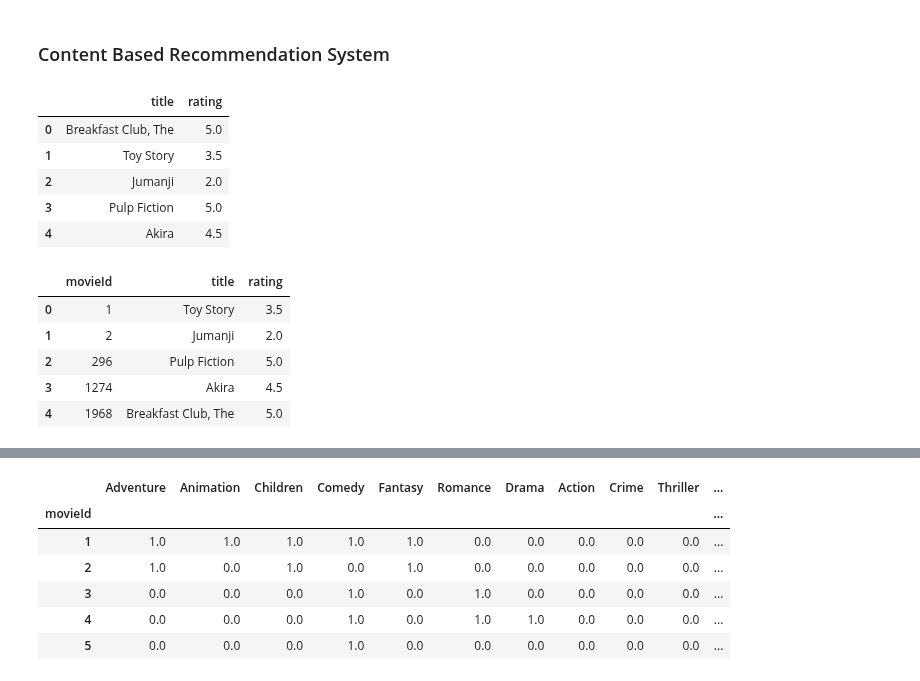
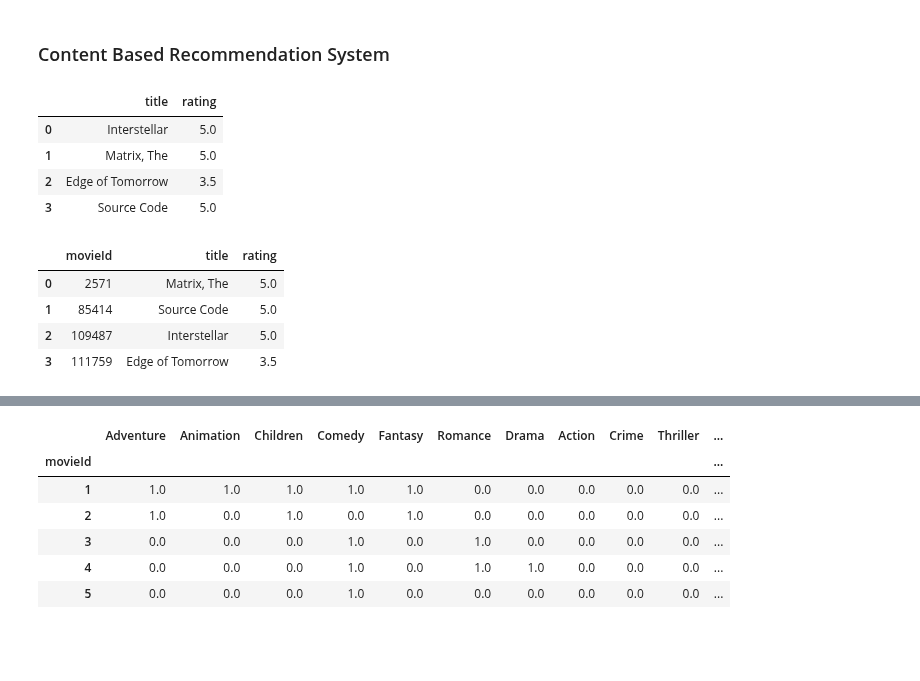
Before and after one commit to iamaryav/ai-notebooks, a Jupyter notebook: conten_based_filtering.ipynb, the cells around one changed output, grey strips where cells are left out. Saved outputs shown, nothing was run; the diff lists cells and outputs as text; code cells hidden in the pictures; blank space fills up the shorter version.

```diff
--- a/conten_based_filtering.ipynb
+++ b/conten_based_filtering.ipynb
@@ -106,22 +106,30 @@ ratings_df.head()
 # %% [markdown]
 ### Content Based Recommendation System
 # %%
+# Two diff types of user input to play with
 userInput = [
             {'title':'Breakfast Club, The', 'rating':5},
             {'title':'Toy Story', 'rating':3.5},
             {'title':'Jumanji', 'rating':2},
             {'title':"Pulp Fiction", 'rating':5},
             {'title':'Akira', 'rating':4.5}
          ]
-inputMovies = pd.DataFrame(userInput)
+
+# Predicting based on this input
+userInput1 = [
+            {'title':'Interstellar', 'rating':5},
+            {'title':'Matrix, The', 'rating':5},
+            {'title':'Edge of Tomorrow', 'rating':3.5},
+            {'title':"Source Code", 'rating':5}
+         ]
+inputMovies = pd.DataFrame(userInput1)
 inputMovies
 # %% [output]
 |  | title | rating |
-| 0 | Breakfast Club, The | 5.0 |
-| 1 | Toy Story | 3.5 |
-| 2 | Jumanji | 2.0 |
-| 3 | Pulp Fiction | 5.0 |
-| 4 | Akira | 4.5 |
+| 0 | Interstellar | 5.0 |
+| 1 | Matrix, The | 5.0 |
+| 2 | Edge of Tomorrow | 3.5 |
+| 3 | Source Code | 5.0 |
 # %%
 inputId = movies_df[movies_df["title"].isin(inputMovies["title"].tolist())]
 # print(inputId.head())
@@ -131,11 +139,10 @@ inputMovies = inputMovies.drop("genres", axis= 1).drop("year", axis= 1)
 inputMovies
 # %% [output]
 |  | movieId | title | rating |
-| 0 | 1 | Toy Story | 3.5 |
-| 1 | 2 | Jumanji | 2.0 |
-| 2 | 296 | Pulp Fiction | 5.0 |
-| 3 | 1274 | Akira | 4.5 |
-| 4 | 1968 | Breakfast Club, The | 5.0 |
+| 0 | 2571 | Matrix, The | 5.0 |
+| 1 | 85414 | Source Code | 5.0 |
+| 2 | 109487 | Interstellar | 5.0 |
+| 3 | 111759 | Edge of Tomorrow | 3.5 |
 # %%
 userMovies = movies_with_genres_df[movies_with_genres_df["movieId"].isin(inputMovies["movieId"].tolist())]
 userMovies
```
Also changed, not shown: parts of 7 cells of this notebook.
